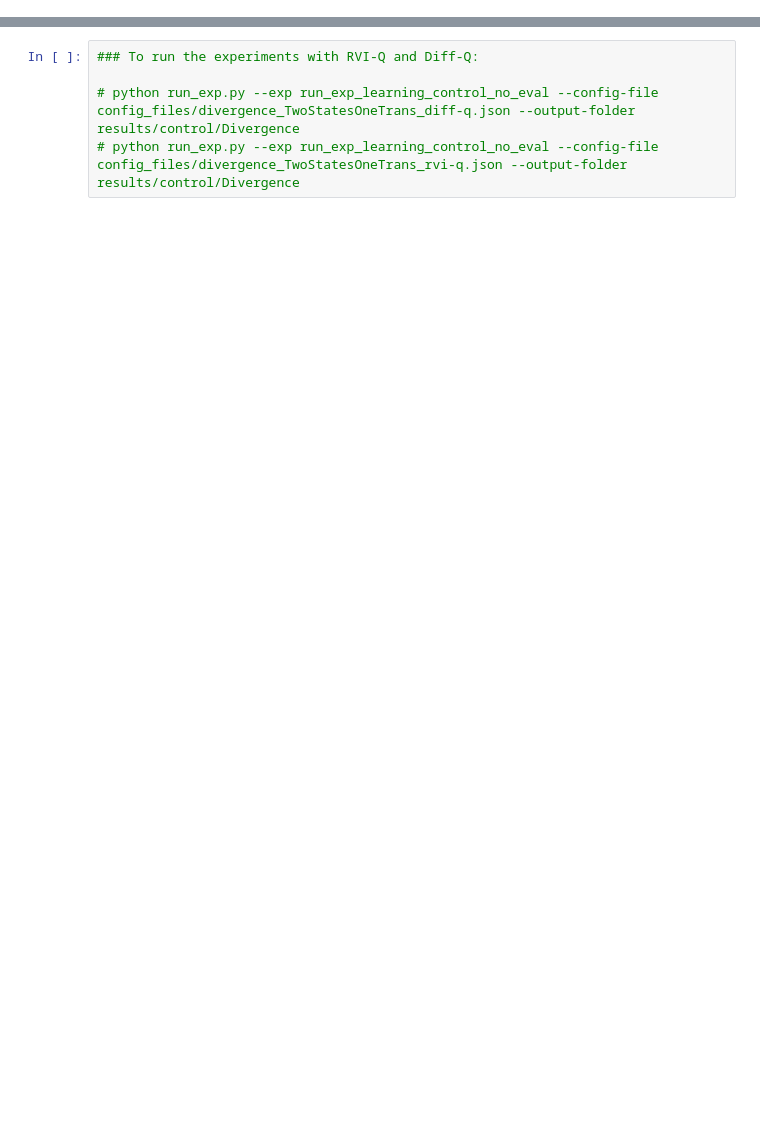
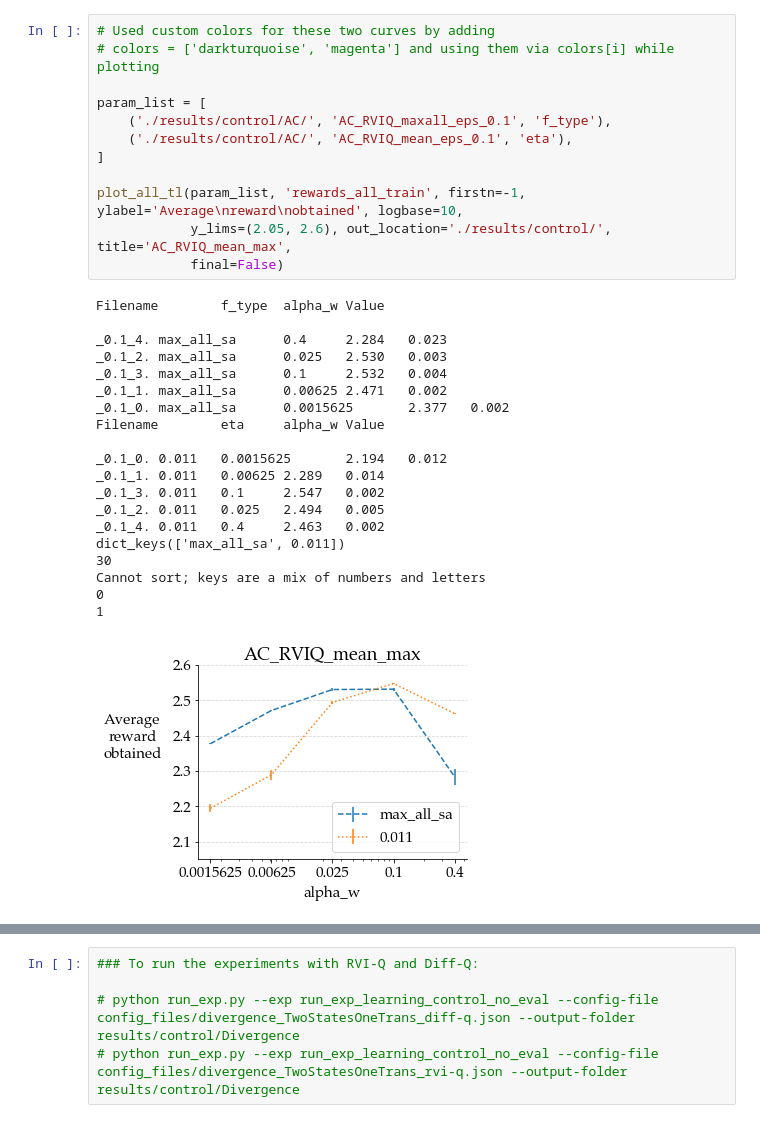
Before and after one commit to abhisheknaik96/average-reward-methods, a Jupyter notebook: learning_planning_exps.ipynb, the cells around one changed output, grey strips where cells are left out. Cells and saved outputs as stored; diff of their text form; blank space fills up the shorter version.

```diff
--- a/learning_planning_exps.ipynb
+++ b/learning_planning_exps.ipynb
@@ -310,0 +279,33 @@ plot_learning_curve_control(filenames, title='TwoChoice_all_eps_0.1', window=100
+# %%
+# Used custom colors for these two curves by adding
+# colors = ['darkturquoise', 'magenta'] and using them via colors[i] while plotting
+
+param_list = [
+    ('./results/control/AC/', 'AC_RVIQ_maxall_eps_0.1', 'f_type'),
+    ('./results/control/AC/', 'AC_RVIQ_mean_eps_0.1', 'eta'),
+]
+
+plot_all_tl(param_list, 'rewards_all_train', firstn=-1, ylabel='Average\nreward\nobtained', logbase=10,
+            y_lims=(2.05, 2.6), out_location='./results/control/', title='AC_RVIQ_mean_max',
+            final=False)
+# %% [output]
+Filename        f_type  alpha_w Value
+
+_0.1_4. max_all_sa      0.4     2.284   0.023
+_0.1_2. max_all_sa      0.025   2.530   0.003
+_0.1_3. max_all_sa      0.1     2.532   0.004
+_0.1_1. max_all_sa      0.00625 2.471   0.002
+_0.1_0. max_all_sa      0.0015625       2.377   0.002
+Filename        eta     alpha_w Value
+
+_0.1_0. 0.011   0.0015625       2.194   0.012
+_0.1_1. 0.011   0.00625 2.289   0.014
+_0.1_3. 0.011   0.1     2.547   0.002
+_0.1_2. 0.011   0.025   2.494   0.005
+_0.1_4. 0.011   0.4     2.463   0.002
+dict_keys(['max_all_sa', 0.011])
+30
+Cannot sort; keys are a mix of numbers and letters
+0
+1
+[figure, added]
```
Also changed, not shown: parts of 64 cells of this notebook, 26 other files.
